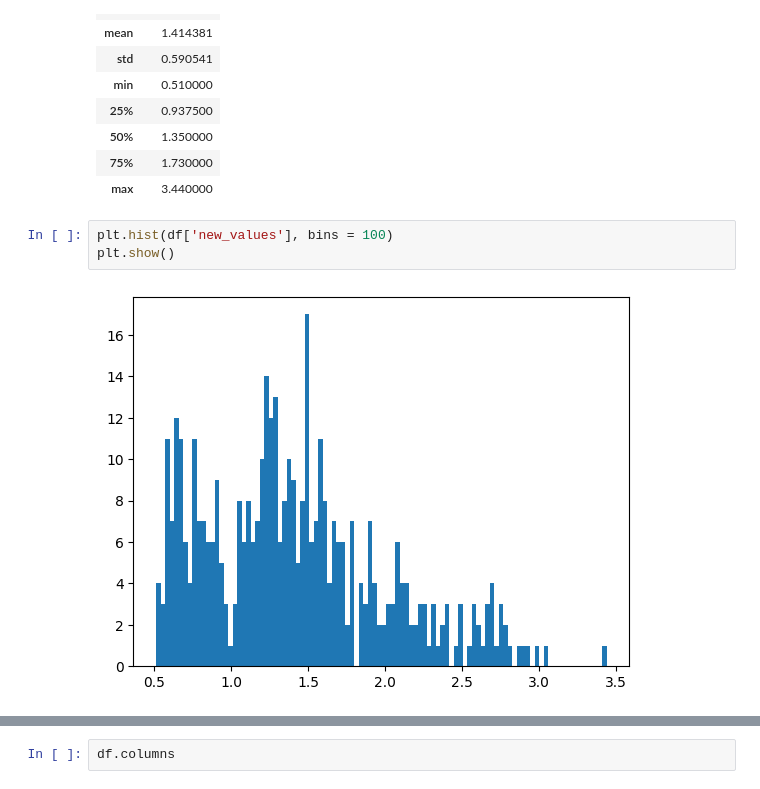
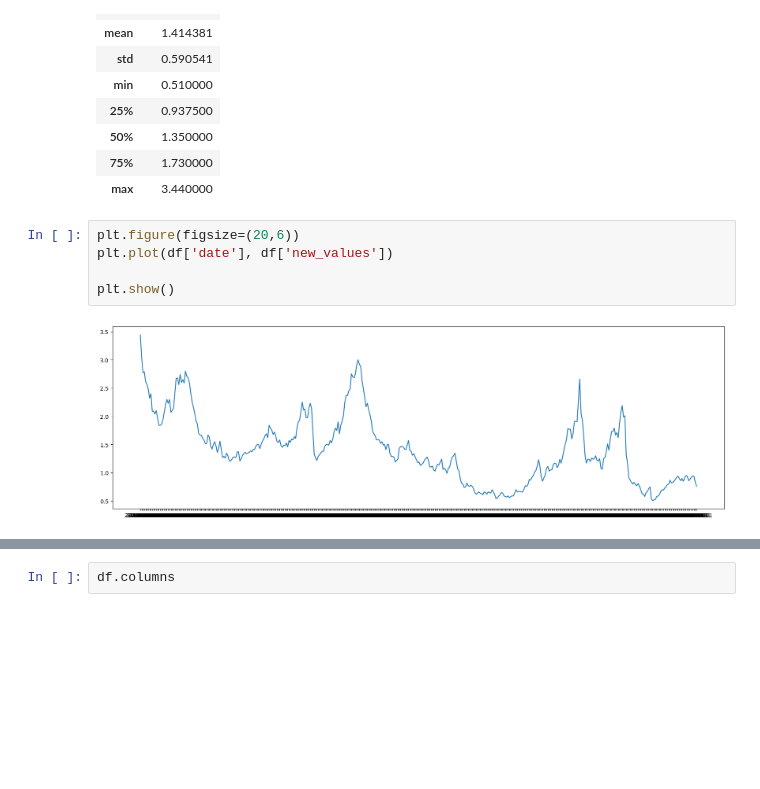
Before and after one commit to JConrad35/Coffee-Price-Prediction, a Jupyter notebook: Coffee-Price-Prediction.ipynb, the cells around one changed output, grey strips where cells are left out. Cells and saved outputs as stored; diff of their text form; blank space fills up the shorter version.

```diff
--- a/Coffee-Price-Prediction.ipynb
+++ b/Coffee-Price-Prediction.ipynb
@@ -141,7 +144,9 @@ df.describe()
 | 75% | 1.730000 |
 | max | 3.440000 |
 # %%
-plt.hist(df['new_values'], bins = 100)
+plt.figure(figsize=(20,6))
+plt.plot(df['date'], df['new_values'])
+
 plt.show()
 # %% [output]
-[figure, old version]
+[figure, new version]
```
Also changed, not shown: parts of 15 cells of this notebook.
